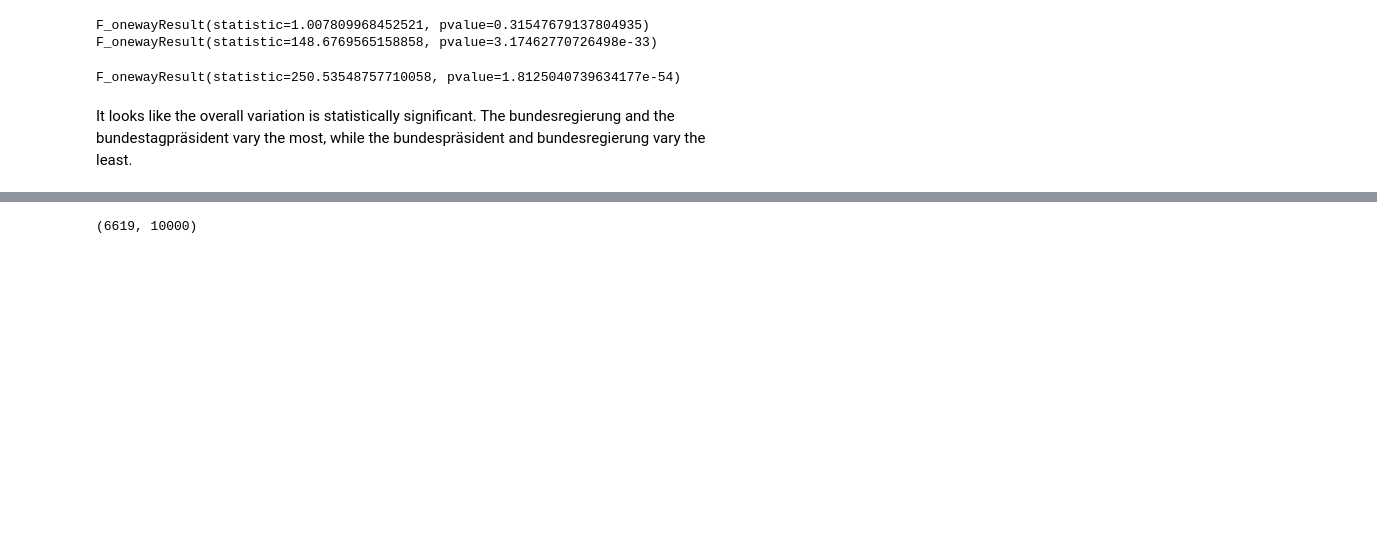
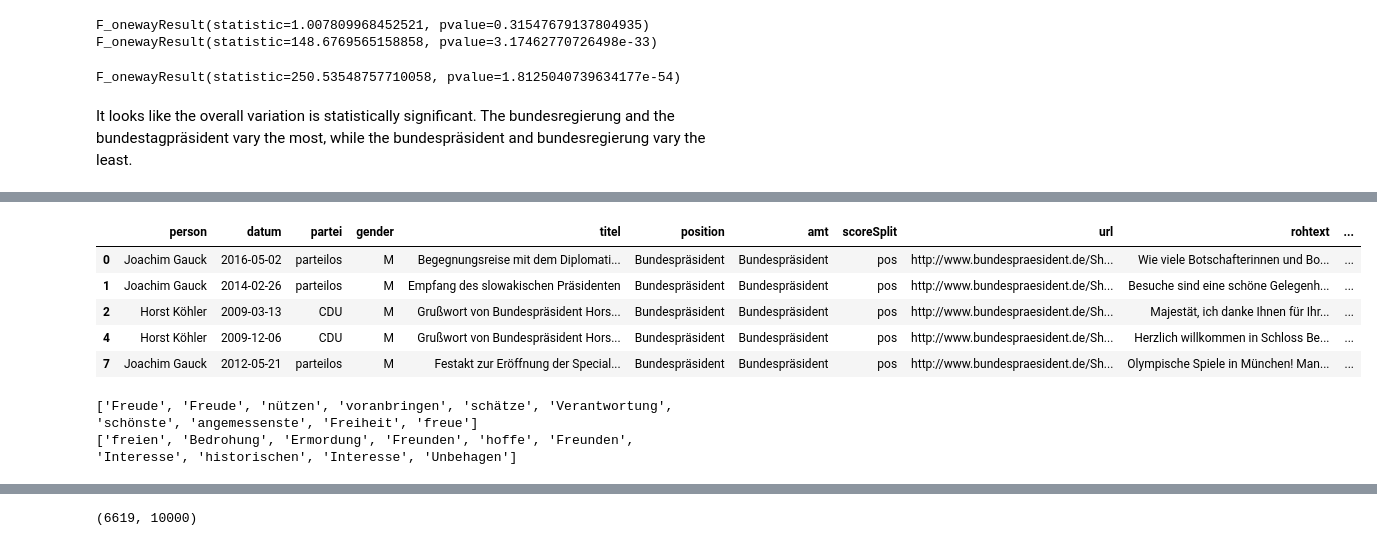
Before and after one commit to Data-Science-for-Linguists-2024/German-Political-Speeches-Sentiment-Analysis, a Jupyter notebook: GPS_Sentiment_Analysis.ipynb, the cells around one changed output, grey strips where cells are left out. Saved outputs shown, nothing was run; the diff lists cells and outputs as text; code cells hidden in the pictures; blank space fills up the shorter version.

```diff
--- a/GPS_Sentiment_Analysis.ipynb
+++ b/GPS_Sentiment_Analysis.ipynb
@@ -807,0 +838,30 @@ It looks like the overall variation is statistically significant. The bundesregi
+# %%
+# dataframes by sentiment
+pos_df = speeches[speeches.scoreSplit == 'pos']
+
+neg_df = speeches[speeches.scoreSplit=='neg']
+
+sneg_df = speeches[speeches.scoreSplit=='strongly neg']
+
+spos_df = speeches[speeches.scoreSplit=='strongly pos']
+
+neu_df = speeches[speeches.scoreSplit=='neutral']
+
+pos_df.head()
+# %% [output]
+|  | person | datum | partei | gender | titel | position | amt | scoreSplit | url | rohtext | ... |
+| 0 | Joachim Gauck | 2016-05-02 | parteilos | M | Begegnungsreise mit dem Diplomati... | Bundespräsident | Bundespräsident | pos | http://www.bundespraesident.de/Sh... | Wie viele Botschafterinnen und Bo... | ... |
+| 1 | Joachim Gauck | 2014-02-26 | parteilos | M | Empfang des slowakischen Präsidenten | Bundespräsident | Bundespräsident | pos | http://www.bundespraesident.de/Sh... | Besuche sind eine schöne Gelegenh... | ... |
+| 2 | Horst Köhler | 2009-03-13 | CDU | M | Grußwort von Bundespräsident Hors... | Bundespräsident | Bundespräsident | pos | http://www.bundespraesident.de/Sh... | Majestät, ich danke Ihnen für Ihr... | ... |
+| 4 | Horst Köhler | 2009-12-06 | CDU | M | Grußwort von Bundespräsident Hors... | Bundespräsident | Bundespräsident | pos | http://www.bundespraesident.de/Sh... | Herzlich willkommen in Schloss Be... | ... |
+| 7 | Joachim Gauck | 2012-05-21 | parteilos | M | Festakt zur Eröffnung der Special... | Bundespräsident | Bundespräsident | pos | http://www.bundespraesident.de/Sh... | Olympische Spiele in München! Man... | ... |
+# %%
+spos = spos_df.scoredWords.tolist()
+sneg = sneg_df.scoredWords.tolist()
+sposWords = [word for sublist in spos for word in sublist]
+snegWords = [word for sublist in sneg for word in sublist]
+print(sposWords[:10])
+print(snegWords[:10])
+# %% [output]
+['Freude', 'Freude', 'nützen', 'voranbringen', 'schätze', 'Verantwortung', 'schönste', 'angemessenste', 'Freiheit', 'freue']
+['freien', 'Bedrohung', 'Ermordung', 'Freunden', 'hoffe', 'Freunden', 'Interesse', 'historischen', 'Interesse', 'Unbehagen']
```
Also changed, not shown: parts of 22 cells of this notebook.
